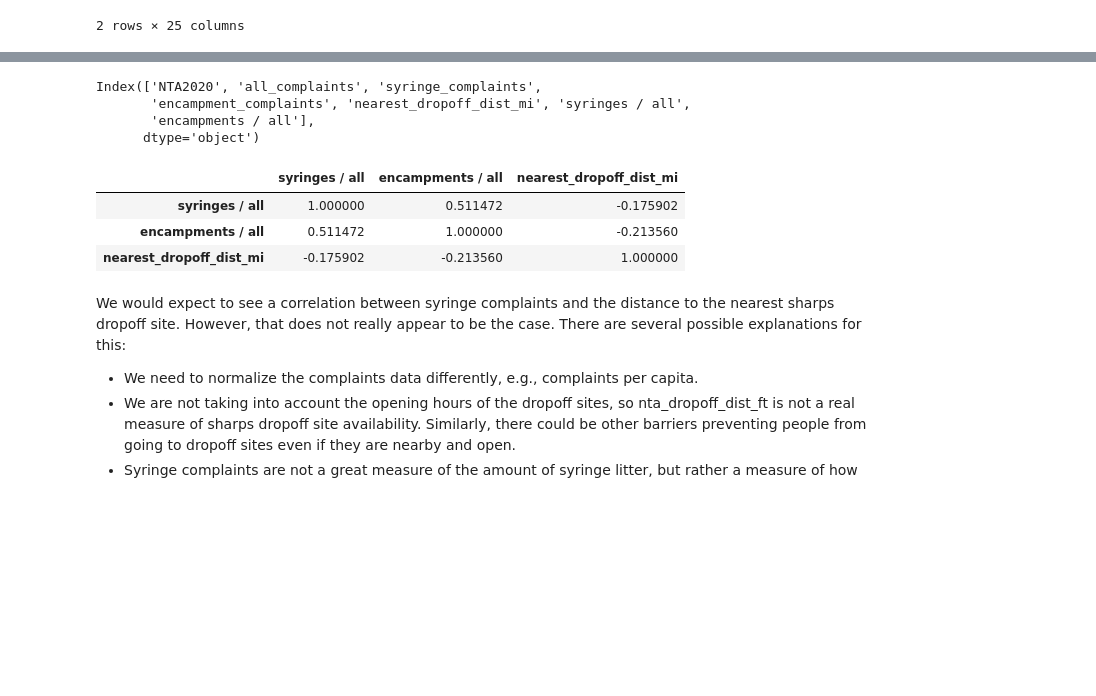
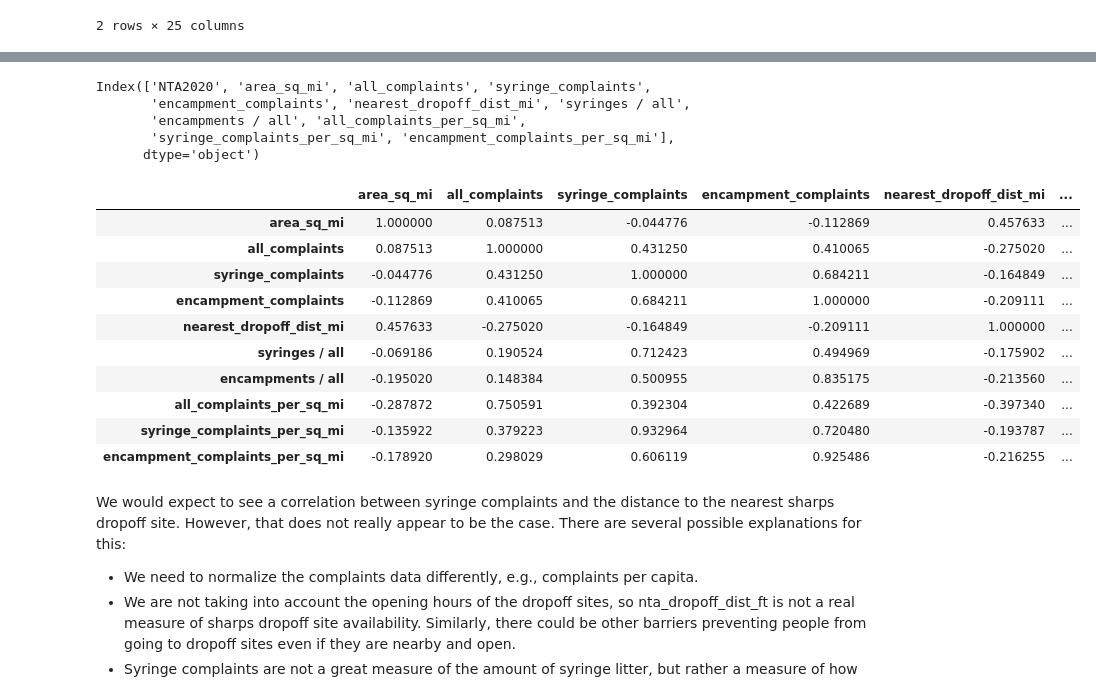
Before and after one commit to abretti/em212-applied-data-science, a Jupyter notebook: Machine_Learning_Model.ipynb, the cells around one changed output, grey strips where cells are left out. Saved outputs shown, nothing was run; the diff lists cells and outputs as text; code cells hidden in the pictures; blank space fills up the shorter version.

```diff
--- a/Machine_Learning_Model.ipynb
+++ b/Machine_Learning_Model.ipynb
@@ -70,9 +78,12 @@ nta.head(2)
 |  | BoroCode | BoroName | CountyFIPS | NTA2020 | NTAName | NTAAbbrev | NTAType | CDTA2020 | CDTAName | Shape_Leng | ... |
 | 0 | 3 | Brooklyn | 047 | BK0101 | Greenpoint | Grnpt | 0 | BK01 | BK01 Williamsburg-Greenpoint (CD ... | 28919.562151 | ... |
 | 1 | 3 | Brooklyn | 047 | BK0102 | Williamsburg | Wllmsbrg | 0 | BK01 | BK01 Williamsburg-Greenpoint (CD ... | 28098.026805 | ... |
+# %%
+# Create a new column for the NTA area in square miles
+nta['area_sq_mi'] = nta['Shape_Area'] / 27878400
 # %%
 # Perform a spatial join to link each 311 complaint with a neighborhood tabulation area
-all_311_complaints = gpd.sjoin(all_311_complaints, nta[['NTA2020', 'geometry']], how = 'left')
+all_311_complaints = gpd.sjoin(all_311_complaints, nta[['NTA2020', 'area_sq_mi', 'geometry']], how = 'left')
 # %%
 all_311_complaints.head(2)
 # %% [output]
@@ -98,7 +109,8 @@ Mold PearsonRResult(statistic=np.float64(0.4413333076335459), pvalue=np.float64(
 I will explore encampment complaints further, since those have the most correlation with syringe complaints.
 # %%
 # Group all_311_complaints by NTA and calculate the number of all 311 complaints, the number of syringe complaints, and the number of encampment complaints for each one
-complaints_nta = all_311_complaints.groupby('NTA2020').agg(all_complaints = ('unique_key', 'count'),
+complaints_nta = all_311_complaints.groupby('NTA2020').agg(area_sq_mi = ('area_sq_mi', 'mean'),
+                                                           all_complaints = ('unique_key', 'count'),
                                                            syringe_complaints = ('descriptor', lambda x: (x == 'Syringes').sum()),
                                                            encampment_complaints = ('complaint_type', lambda x: (x == 'Encampment').sum()))
 complaints_nta = complaints_nta.reset_index()
@@ -208,18 +158,32 @@ sns.pairplot(data = complaints_nta)
+# %%
+# Divide all complaints, syringe complaints, and encampment complaints by NTA area
+complaints_nta['all_complaints_per_sq_mi'] = complaints_nta['all_complaints'] / complaints_nta['area_sq_mi']
+complaints_nta['syringe_complaints_per_sq_mi'] = complaints_nta['syringe_complaints'] / complaints_nta['area_sq_mi']
+complaints_nta['encampment_complaints_per_sq_mi'] = complaints_nta['encampment_complaints'] / complaints_nta['area_sq_mi']
 # %%
 complaints_nta.columns
 # %% [output]
-Index(['NTA2020', 'all_complaints', 'syringe_complaints',
+Index(['NTA2020', 'area_sq_mi', 'all_complaints', 'syringe_complaints',
        'encampment_complaints', 'nearest_dropoff_dist_mi', 'syringes / all',
-       'encampments / all'],
+       'encampments / all', 'all_complaints_per_sq_mi',
+       'syringe_complaints_per_sq_mi', 'encampment_complaints_per_sq_mi'],
       dtype='object')
 # %%
 # View the correlation matrix
-complaints_nta[['syringes / all', 'encampments / all', 'nearest_dropoff_dist_mi']].corr()
+complaints_nta[['area_sq_mi', 'all_complaints', 'syringe_complaints', 'encampment_complaints', 'nearest_dropoff_dist_mi', 'syringes / all', 'encampments / all',
+                'all_complaints_per_sq_mi', 'syringe_complaints_per_sq_mi', 'encampment_complaints_per_sq_mi']].corr()
 # %% [output]
-|  | syringes / all | encampments / all | nearest_dropoff_dist_mi |
-| syringes / all | 1.000000 | 0.511472 | -0.175902 |
-| encampments / all | 0.511472 | 1.000000 | -0.213560 |
-| nearest_dropoff_dist_mi | -0.175902 | -0.213560 | 1.000000 |
+|  | area_sq_mi | all_complaints | syringe_complaints | encampment_complaints | nearest_dropoff_dist_mi | ... |
+| area_sq_mi | 1.000000 | 0.087513 | -0.044776 | -0.112869 | 0.457633 | ... |
+| all_complaints | 0.087513 | 1.000000 | 0.431250 | 0.410065 | -0.275020 | ... |
+| syringe_complaints | -0.044776 | 0.431250 | 1.000000 | 0.684211 | -0.164849 | ... |
+| encampment_complaints | -0.112869 | 0.410065 | 0.684211 | 1.000000 | -0.209111 | ... |
+| nearest_dropoff_dist_mi | 0.457633 | -0.275020 | -0.164849 | -0.209111 | 1.000000 | ... |
+| syringes / all | -0.069186 | 0.190524 | 0.712423 | 0.494969 | -0.175902 | ... |
+| encampments / all | -0.195020 | 0.148384 | 0.500955 | 0.835175 | -0.213560 | ... |
+| all_complaints_per_sq_mi | -0.287872 | 0.750591 | 0.392304 | 0.422689 | -0.397340 | ... |
+| syringe_complaints_per_sq_mi | -0.135922 | 0.379223 | 0.932964 | 0.720480 | -0.193787 | ... |
+| encampment_complaints_per_sq_mi | -0.178920 | 0.298029 | 0.606119 | 0.925486 | -0.216255 | ... |
 # %% [markdown]
 We would expect to see a correlation between syringe complaints and the distance to the nearest sharps dropoff site. However, that does not really appear to be the case. There are several possible explanations for this:
 * We need to normalize the complaints data differently, e.g., complaints per capita.
```
Also changed, not shown: parts of 43 cells of this notebook.
